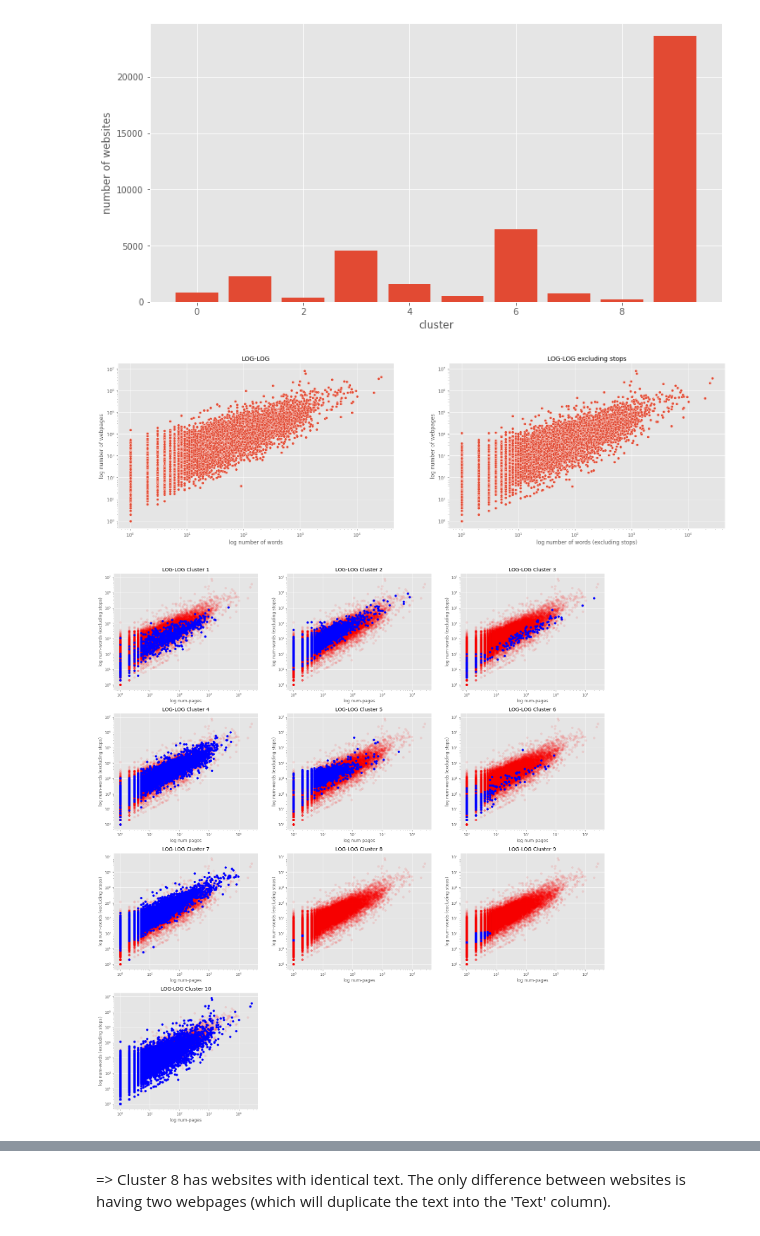
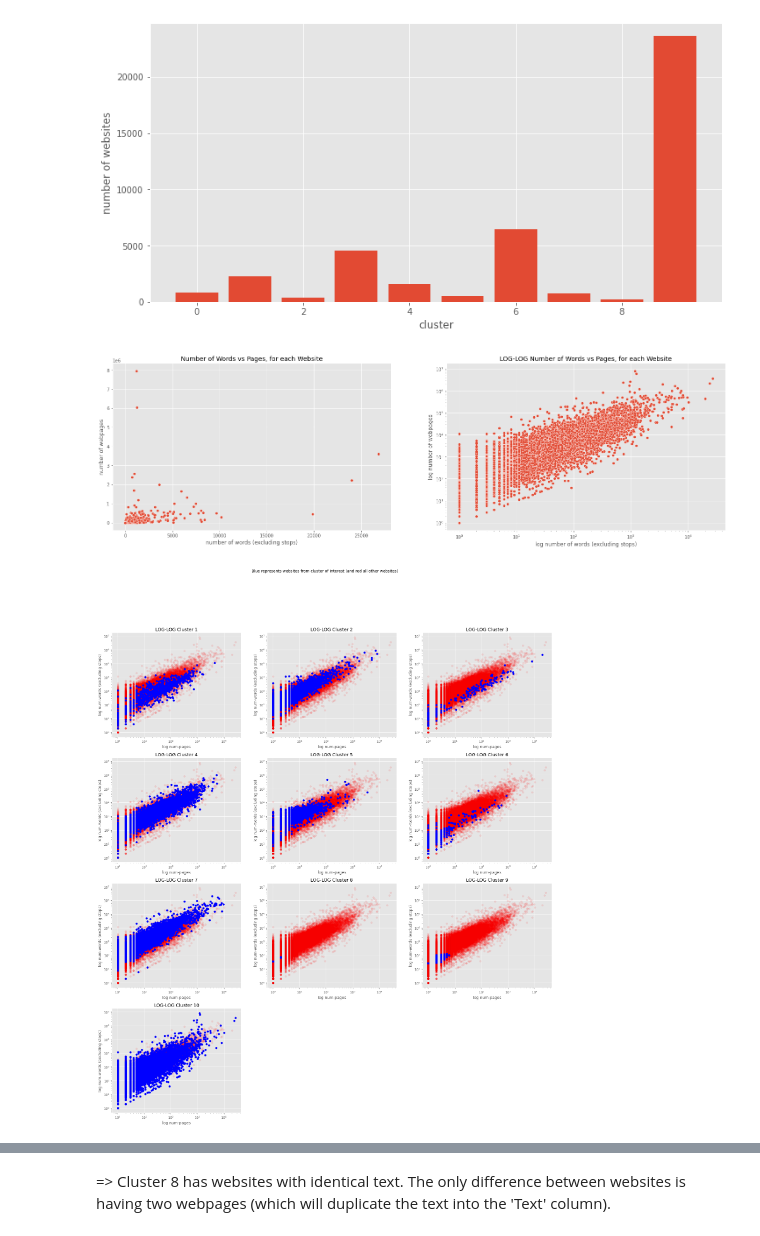
Before and after one commit to xaviermiles/web_sentiment_analysis, a Jupyter notebook: commoncrawl/digital_economy/post-cluster.ipynb, the cells around one changed output, grey strips where cells are left out. Cells and saved outputs as stored; diff of their text form; code cells hidden in the pictures.

```diff
--- a/commoncrawl/digital_economy/post-cluster.ipynb
+++ b/commoncrawl/digital_economy/post-cluster.ipynb
@@ -27,10 +27,10 @@ Picked Cluster 5 since it's worcloud had
 # %%
 cluster_5 = sites[sites['KM_cluster'] == 4]
 
-cluster['Filt_num_words'] = [sum(countsi.values()) for countsi in cluster['Filt_counts']]
-cluster['Filt_num_unique_words'] = cluster['Filt_counts'].apply(len)
+cluster_5['Filt_num_words'] = [sum(countsi.values()) for countsi in cluster_5['Filt_counts']]
+cluster_5['Filt_num_unique_words'] = cluster_5['Filt_counts'].apply(len)
 
-cluster['Num_pages'] = [texti.count(" | ") + 1 for texti in cluster['Text']]
+cluster_5['Num_pages'] = [texti.count(" | ") + 1 for texti in cluster_5['Text']]
 # %% [output]
 A value is trying to be set on a copy of a slice from a DataFrame.
 Try using .loc[row_indexer,col_indexer] = value instead
@@ -50,6 +50,6 @@ See the caveats in the documentation: https://pandas.pydata.org/pandas-docs/stab
 # %%
 num_sites = 20
-sites_subset = cluster.sort_values(by='Filt_num_words', ascending=False).head(num_sites).iloc[::-1]
+sites_subset = cluster_5.sort_values(by='Filt_num_words', ascending=False).head(num_sites).iloc[::-1]
 
 fig, ax = plt.subplots(figsize=(20, 10))
 y_pos = range(num_sites)
@@ -69,7 +69,7 @@ for i, wordsi in zip(y_pos, most_common):
 [figure]
 # %%
 num_sites = 20
-sites_subset2 = cluster.sort_values('Filt_num_unique_words', ascending=False).head(20).iloc[::-1]
+sites_subset2 = cluster_5.sort_values('Filt_num_unique_words', ascending=False).head(20).iloc[::-1]
 
 fig, ax = plt.subplots(figsize=(20, 10))
 y_pos = range(num_sites)
@@ -89,7 +89,7 @@ for i, wordsi in zip(y_pos, most_common):
 [figure]
 # %%
 num_sites = 20
-sites_subset3 = cluster.sort_values('Num_pages', ascending=False).head(20).iloc[::-1]
+sites_subset3 = cluster_5.sort_values('Num_pages', ascending=False).head(20).iloc[::-1]
 
 fig, ax = plt.subplots(figsize=(20, 10))
 y_pos = range(num_sites)
@@ -137,41 +137,43 @@ sites['Num_filt_words'] = [sum(filt_countsi.values()) for filt_countsi in sites[
 fig, axes = plt.subplots(1, 2, figsize=(25, 7))
 ax = axes.ravel()
 
-ax[0].set(xlabel="log number of words", ylabel="log number of webpages",
-       xscale='log', yscale='log', title="LOG-LOG")
-sns.scatterplot(data=sites, x='Num_pages', y='Num_words',
+ax[0].set(xlabel="number of words (excluding stops)", ylabel="number of webpages",
+          title="Number of Words vs Pages, for each Website")
+sns.scatterplot(data=sites, x='Num_pages', y='Num_filt_words',
                 ax=ax[0])
 
 ax[1].set(xlabel="log number of words (excluding stops)", ylabel="log number of webpages",
-       xscale='log', yscale='log', title="LOG-LOG excluding stops")
+       xscale='log', yscale='log', title="LOG-LOG Number of Words vs Pages, for each Website")
 sns.scatterplot(data=sites, x='Num_pages', y='Num_filt_words',
                 ax=ax[1])
 
+plt.savefig("plots/words-vs-pages.jpeg")
 plt.show;
 # %% [output]
-[figure, old version]
+[figure, new version]
 # %%
 fig, axes = plt.subplots(4, 3, figsize=(25, 28))
 ax = axes.ravel()
 
 for i in range(len(ax)):
     if i < 10:
         ax[i].set(xscale='log', yscale='log',
                   title=f"LOG-LOG Cluster {i + 1}",
                   xlabel="log num-pages", ylabel="log num-words (excluding stops)")
         ax[i].scatter(x=sites[sites['KM_cluster'] != i]['Num_pages'],
                       y=sites[sites['KM_cluster'] != i]['Num_filt_words'],
-                      color='red', alpha=0.1)
+                      color='red', alpha=0.1, label="Other clusters")
         ax[i].scatter(x=sites[sites['KM_cluster'] == i]['Num_pages'],
                       y=sites[sites['KM_cluster'] == i]['Num_filt_words'],
-                      color='blue')
+                      color='blue', label="Cluster of interest")
     else:
         ax[i].set(visible=False)
 
-# fig.savefig("nice.jpeg")
+fig.suptitle("Blue represents websites from cluster of interest (and red all other websites)")
+fig.savefig("plots/words_vs_pages_per_cluster.jpeg")
 plt.show();
 # %% [output]
-[figure, old version]
+[figure, new version]
 # %%
 cluster_8 = sites[sites['KM_cluster'] == 7]
 for i, x in enumerate(cluster_8['Text'].unique()):
```
Also changed, not shown: parts of 8 cells of this notebook, 1 other file.
